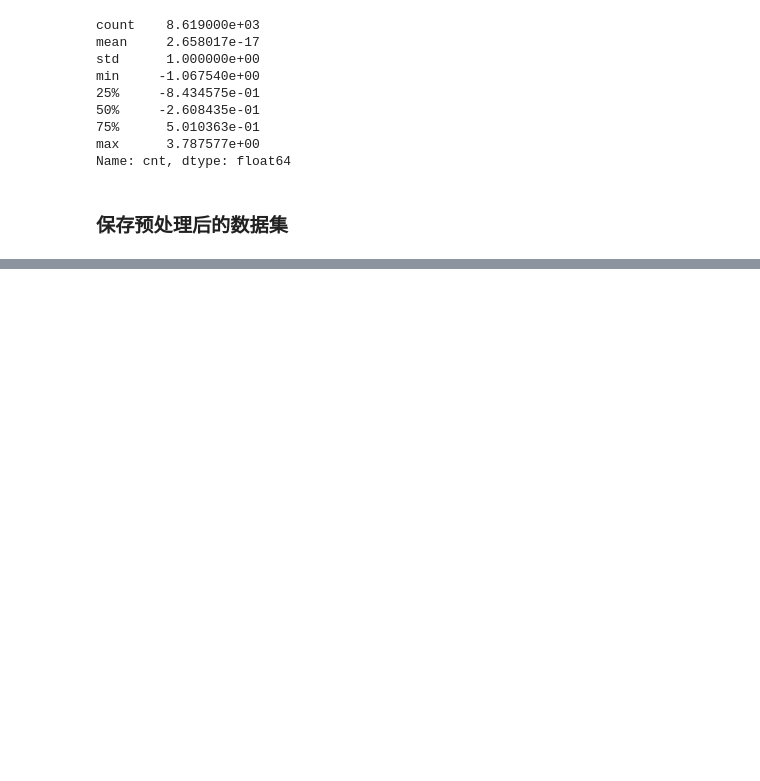
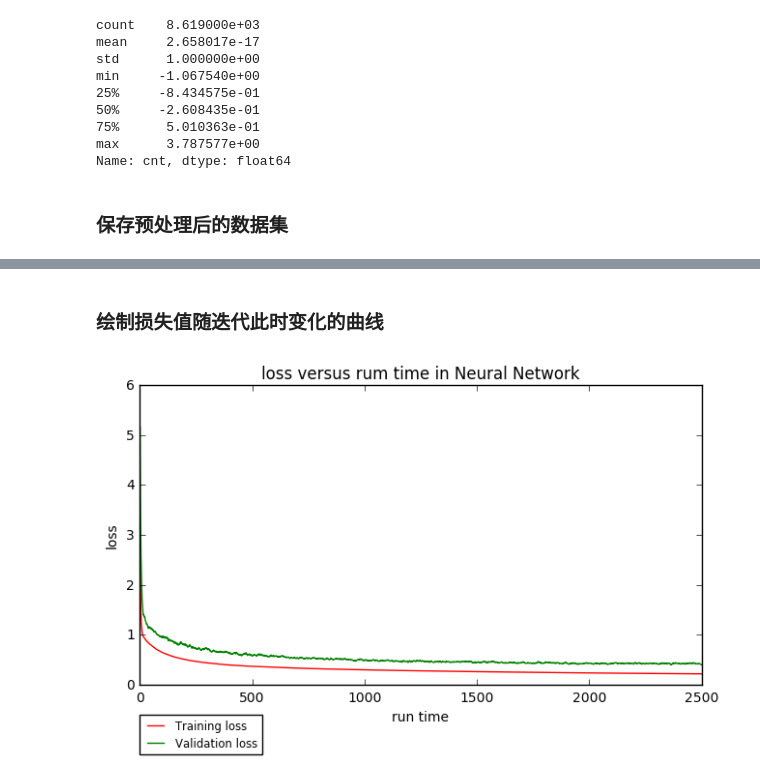
Before and after one commit to linzch3/Open-Course-Learning, a Jupyter notebook: A04.Artificial Intelligence - SYSU - RYH/Lab 6 - [Neural Network]/Lab 6 - Neural Network.ipynb, the cells around one changed output, grey strips where cells are left out. Saved outputs shown, nothing was run; the diff lists cells and outputs as text; code cells hidden in the pictures; blank space fills up the shorter version.

```diff
--- a/A04.Artificial Intelligence - SYSU - RYH/Lab 6 - [Neural Network]/Lab 6 - Neural Network.ipynb
+++ b/A04.Artificial Intelligence - SYSU - RYH/Lab 6 - [Neural Network]/Lab 6 - Neural Network.ipynb
@@ -213,0 +347,8 @@ print('划分后的训练集和验证集的维度：', trainSet.shape,  validate
+# %%
+def calcLoss(predict, label):
+    '''计算预测值相对于标签值的损失值，默认使用均方误差'''
+    def MeanSquareError(a, b):
+        '''计算均方误差'''
+        return 1/2*np.mean((a - b)**2)
+
+    return MeanSquareError(predict, label)
@@ -213,0 +363,25 @@ print('划分后的训练集和验证集的维度：', trainSet.shape,  validate
+# %%
+### 需调参的参数 ###
+learning_rate = 0.8
+n_hidden = 18
+SGD_batch_size = 256
+### 不需调参的参数 ###
+n_output = 1
+n_input = trainSet.shape[1]
+
+network = NeuralNetwork(n_input, n_hidden, n_output, learning_rate, SGD_batch_size)
+
+runTime = 2500
+testRange = range(1, runTime+1)
+trainLosses, validationLosses = [], []
+for i in tnrange(runTime):
+    #使用数据训练算法
+    network.fit(trainSet, trainSet_label)
+    #得到算法对 训练集 和 验证集 的预测标签
+    trainPredictLabel = network.apply(trainSet).T
+    validPredictLabel = network.apply(validateSet).T
+    #计算 损失值 并 保存 损失值结果
+    trainLosses.append(calcLoss(trainPredictLabel, trainSet_label))
+    validationLosses.append(calcLoss(validPredictLabel, validateSet_label))
+# %% [markdown]
+### 绘制损失值随迭代此时变化的曲线
@@ -213,0 +390,13 @@ print('划分后的训练集和验证集的维度：', trainSet.shape,  validate
+# %%
+fig, ax = plt.subplots()
+fig.set_size_inches(7.5, 4)
+plt.plot(testRange, trainLosses, 'r', label="Training loss")
+plt.plot(testRange, validationLosses, 'g', label="Validation loss")
+plt.xlabel('run time')
+plt.ylabel('loss')
+plt.title("loss versus rum time in Neural Network")
+plt.legend(bbox_to_anchor=(0, -0.1), loc=2, borderaxespad=0., fontsize='small')
+plt.show()
+plt.close()
+# %% [output]
+[figure, added]
```
Also changed, not shown: parts of 41 cells of this notebook.
